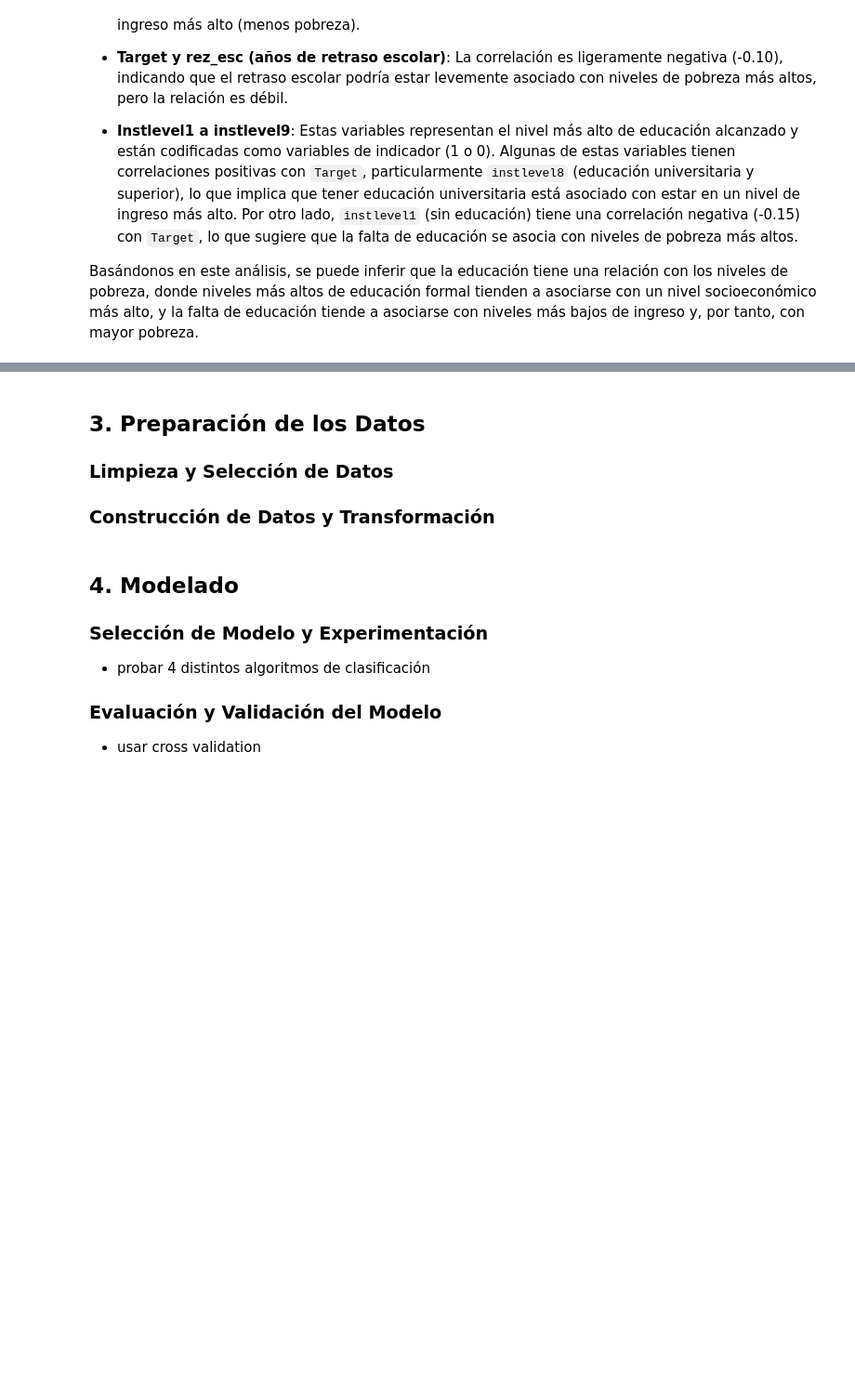
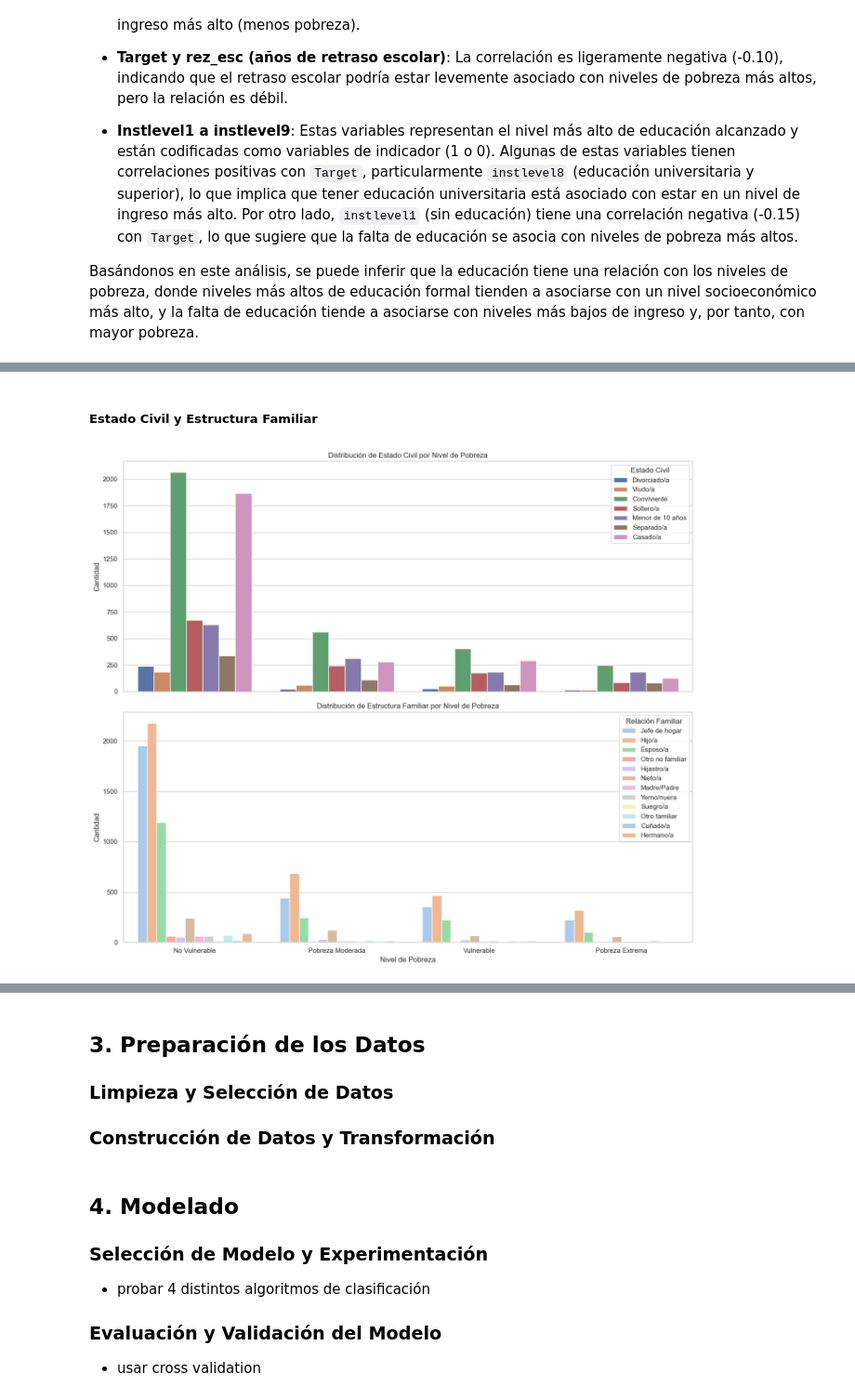
Before and after one commit to hart-venus/proyecto_ia, a Jupyter notebook: main.ipynb, the cells around one changed output, grey strips where cells are left out. Shown at 93% size. Saved outputs shown, nothing was run; the diff lists cells and outputs as text; code cells hidden in the pictures; blank space fills up the shorter version.

```diff
--- a/main.ipynb
+++ b/main.ipynb
@@ -729,0 +831,75 @@ Basándonos en este análisis, se puede inferir que la educación tiene una rela
+# %% [markdown]
+##### Estado Civil y Estructura Familiar
+# %%
+# Carga tu conjunto de datos
+train = pd.read_csv("./Dataset/train.csv")
+
+# Mapeo de los valores de 'Target' a las categorías de pobreza
+target_mapping = {
+    1: 'Pobreza Extrema',
+    2: 'Pobreza Moderada',
+    3: 'Vulnerable',
+    4: 'No Vulnerable'
+}
+train['Target'] = train['Target'].map(target_mapping)
+
+# Mapeo de los estados civiles y parentescos
+estado_civil_map = {
+    "estadocivil1": "Menor de 10 años",
+    "estadocivil2": "Soltero/a",
+    "estadocivil3": "Casado/a",
+    "estadocivil4": "Divorciado/a",
+    "estadocivil5": "Separado/a",
+    "estadocivil6": "Viudo/a",
+    "estadocivil7": "Conviviente"
+}
+
+parentesco_map = {
+    "parentesco1": "Jefe de hogar",
+    "parentesco2": "Esposo/a",
+    "parentesco3": "Hijo/a",
+    "parentesco4": "Hijastro/a",
+    "parentesco5": "Yerno/nuera",
+    "parentesco6": "Nieto/a",
+    "parentesco7": "Madre/Padre",
+    "parentesco8": "Suegro/a",
+    "parentesco9": "Hermano/a",
+    "parentesco10": "Cuñado/a",
+    "parentesco11": "Otro familiar",
+    "parentesco12": "Otro no familiar"
+}
+
+# Aplica el mapeo a tus datos
+train['estado_civil'] = train[['estadocivil1', 'estadocivil2', 'estadocivil3', 'estadocivil4',
+                                'estadocivil5', 'estadocivil6', 'estadocivil7']].idxmax(axis=1)
+train['estado_civil'] = train['estado_civil'].map(estado_civil_map)
+
+train['parentesco'] = train[['parentesco1', 'parentesco2', 'parentesco3', 'parentesco4',
+                              'parentesco5', 'parentesco6', 'parentesco7', 'parentesco8',
+                              'parentesco9', 'parentesco10', 'parentesco11', 'parentesco12']].idxmax(axis=1)
+train['parentesco'] = train['parentesco'].map(parentesco_map)
+
+# Configuración de estilo de gráficos
+sns.set(style="whitegrid")
+
+# Análisis de estado civil y estructura familiar por nivel de pobreza
+fig, ax = plt.subplots(2, 1, figsize=(14, 12), sharex=True)
+
+# Estado civil
+sns.countplot(data=train, x='Target', hue='estado_civil', palette='deep', ax=ax[0])
+ax[0].set_title('Distribución de Estado Civil por Nivel de Pobreza')
+ax[0].set_xlabel('Nivel de Pobreza')
+ax[0].set_ylabel('Cantidad')
+ax[0].legend(title='Estado Civil')
+
+# Estructura familiar
+sns.countplot(data=train, x='Target', hue='parentesco', palette='pastel', ax=ax[1])
+ax[1].set_title('Distribución de Estructura Familiar por Nivel de Pobreza')
+ax[1].set_xlabel('Nivel de Pobreza')
+ax[1].set_ylabel('Cantidad')
+ax[1].legend(title='Relación Familiar')
+
+plt.tight_layout()
+plt.show()
+# %% [output]
+[figure, added]
```
Also changed, not shown: parts of 10 cells of this notebook.
